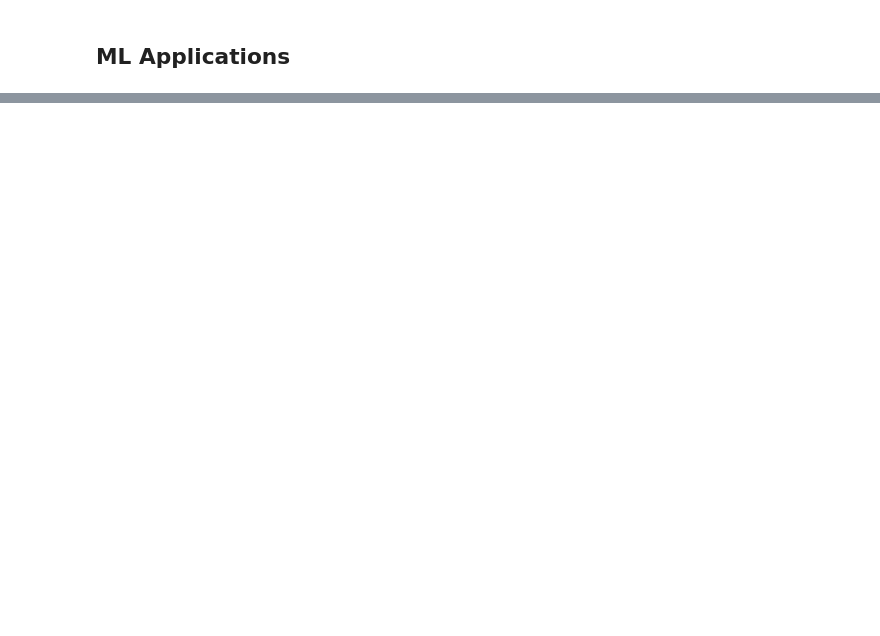
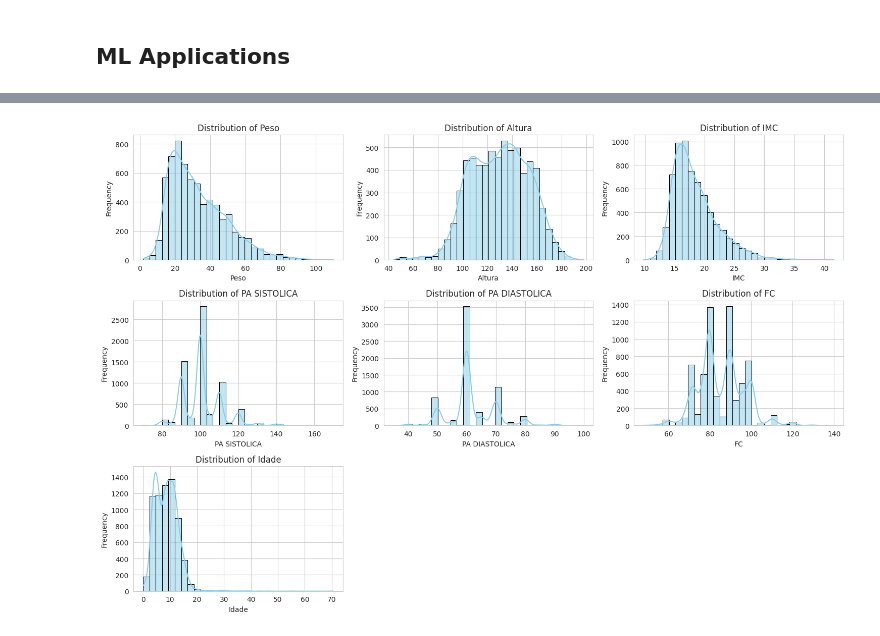
Before and after one commit to BrunoM6/IDS-Y1S1, a Jupyter notebook: project.ipynb, the cells around one changed output, grey strips where cells are left out. Saved outputs shown, nothing was run; the diff lists cells and outputs as text; code cells hidden in the pictures; blank space fills up the shorter version.

```diff
--- a/project.ipynb
+++ b/project.ipynb
@@ -373,0 +360,13 @@ Name: count, dtype: int64
+# %%
+import seaborn as sns
+import warnings
+
+warnings.simplefilter(action='ignore', category=FutureWarning)
+
+num_cols = ['Peso', 'Altura', 'IMC', 'PA SISTOLICA', 'PA DIASTOLICA', 'FC', 'Idade']
+
+summary_stats = df[num_cols].describe().T
+summary_stats['IQR'] = summary_stats['75%'] - summary_stats['25%']
+
+print("Univariate Statistical Summary ")
+display(summary_stats)
@@ -373,0 +383,16 @@ Name: count, dtype: int64
+# %%
+sns.set_style("whitegrid")
+
+# histograms for all numerical columns
+plt.figure(figsize=(15, 10))
+for i, col in enumerate(num_cols):
+    plt.subplot(3, 3, i + 1)
+    sns.histplot(df[col], kde=True, bins=30, color='skyblue', edgecolor='black')
+    plt.title(f'Distribution of {col}')
+    plt.xlabel(col)
+    plt.ylabel('Frequency')
+
+plt.tight_layout()
+plt.show()
+# %% [output]
+[figure, added]
```
Also changed, not shown: parts of 19 cells of this notebook, 11 other files.
